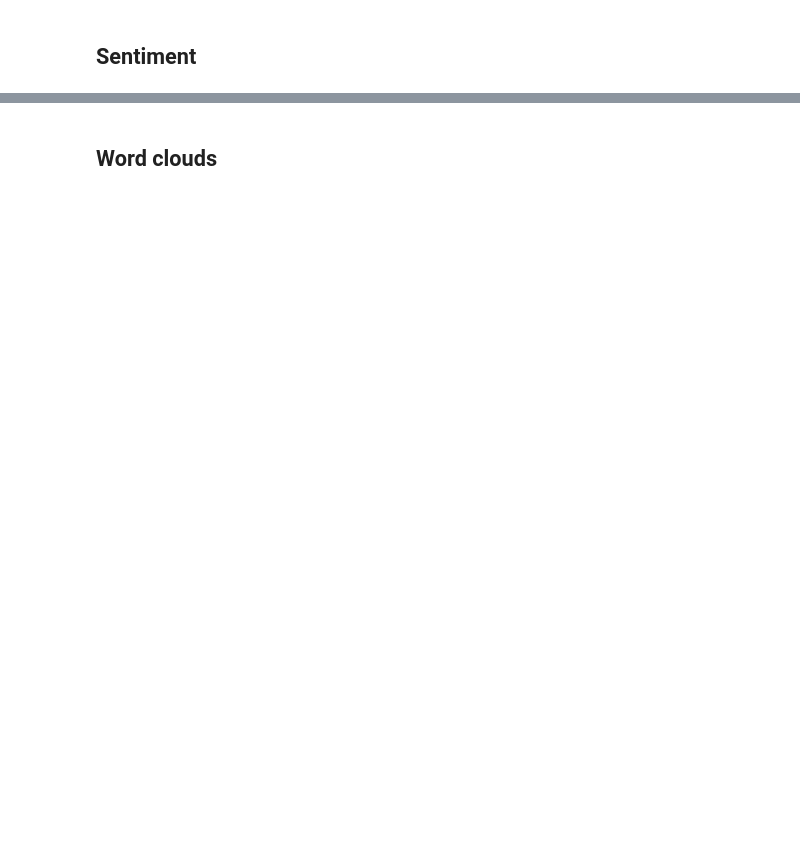
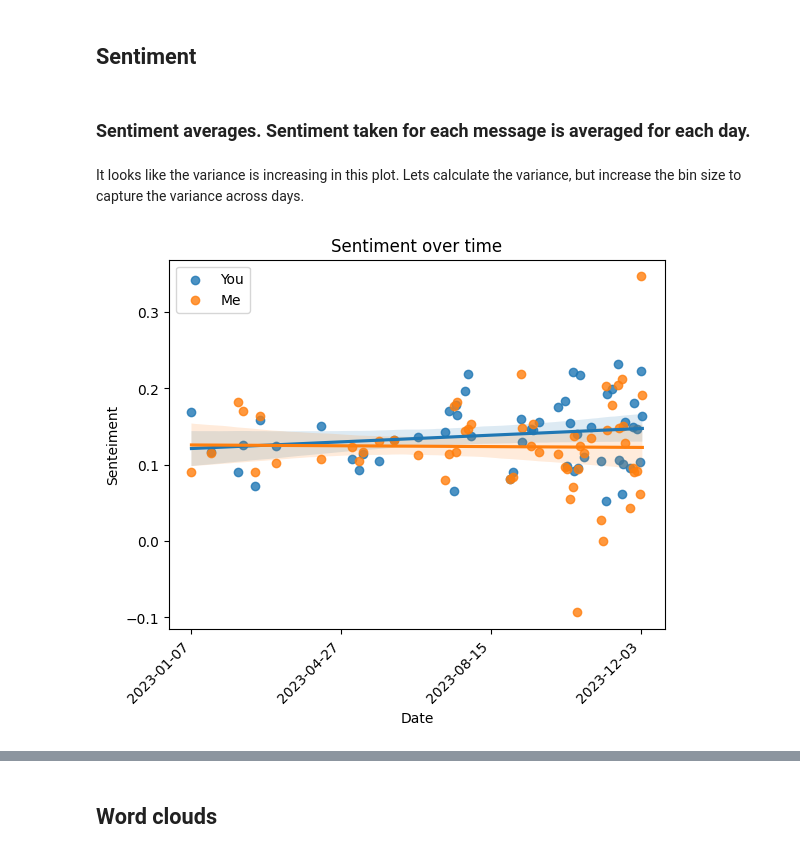
Before and after one commit to Tsangares/conversation, a Jupyter notebook: example.ipynb, the cells around one changed output, grey strips where cells are left out. Saved outputs shown, nothing was run; the diff lists cells and outputs as text; code cells hidden in the pictures; blank space fills up the shorter version.

```diff
--- a/example.ipynb
+++ b/example.ipynb
@@ -85,2 +74,11 @@ ma.plot_time_between_messages(df)
 # %% [markdown]
 ## Sentiment
+# %% [markdown]
+### Sentiment averages. Sentiment taken for each message is averaged for each day.
+# %% [markdown]
+It looks like the variance is increasing in this plot. Lets calculate the variance, but increase the bin size to capture the variance across days.
+# %%
+df = ma.get_signal_messages('~/Documents/signal/messages.csv', months=16, time_setting='received_at')
+ma.plot_sentiment_aggregate(df, days='1D')
+# %% [output]
+[figure, added]
```
Also changed, not shown: parts of 22 cells of this notebook, 1 other file.
